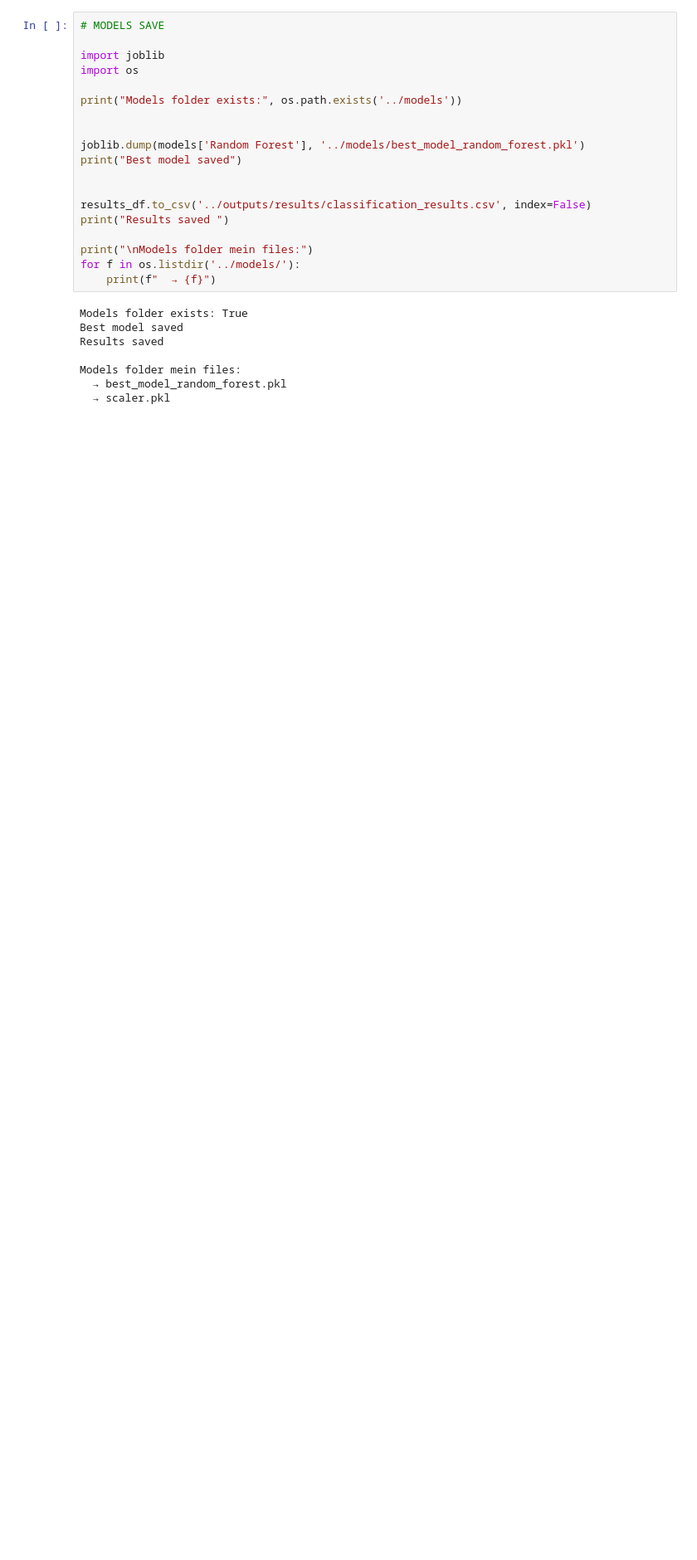
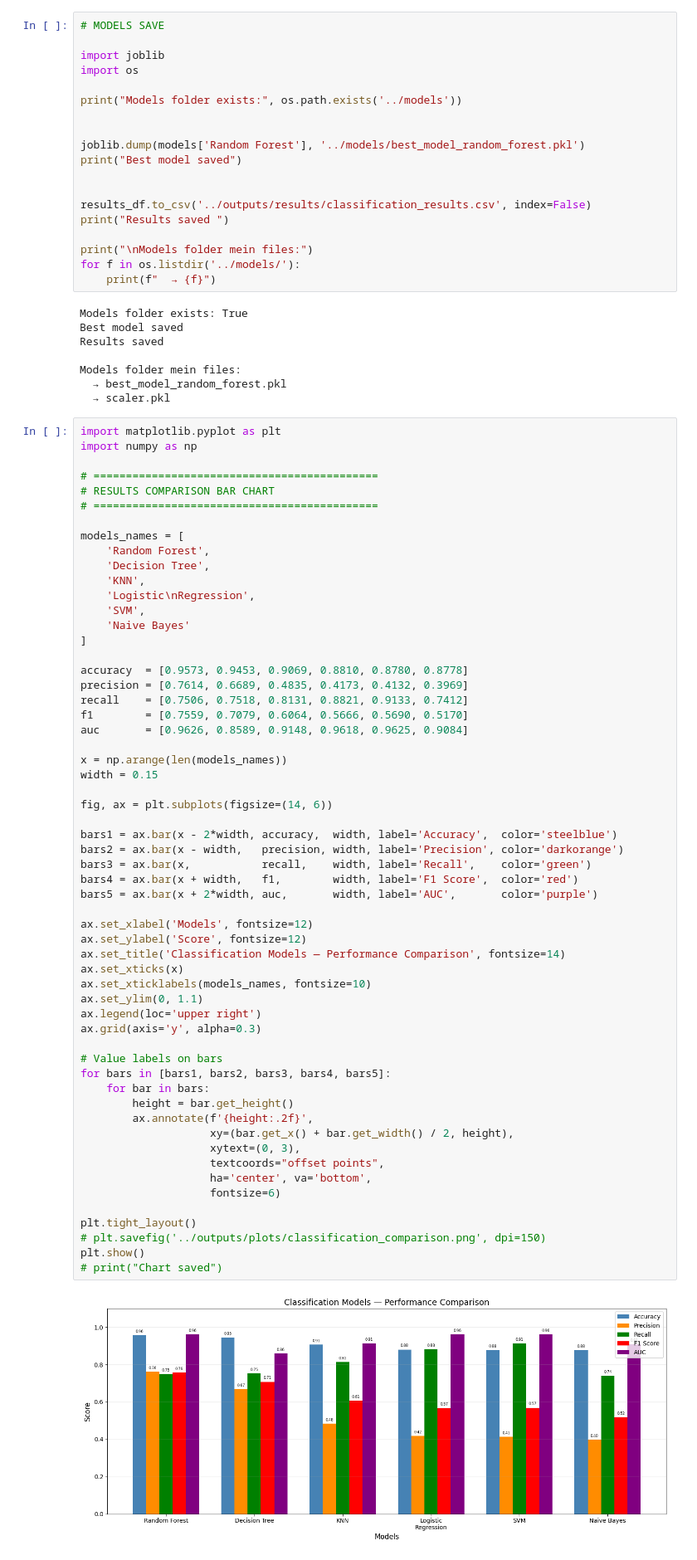
Before and after one commit to SamyakkSingh/Diabetes_ML_Project, a Jupyter notebook: notebooks/03_Classifications.ipynb, the cells around one changed output. Shown at 83% size. Cells and saved outputs as stored; diff of their text form; blank space fills up the shorter version.

```diff
--- a/notebooks/03_Classifications.ipynb
+++ b/notebooks/03_Classifications.ipynb
@@ -384,3 +384,63 @@ Results saved
 Models folder mein files:
   → best_model_random_forest.pkl
   → scaler.pkl
+# %%
+import matplotlib.pyplot as plt
+import numpy as np
+
+# ============================================
+# RESULTS COMPARISON BAR CHART
+# ============================================
+
+models_names = [
+    'Random Forest',
+    'Decision Tree',
+    'KNN',
+    'Logistic\nRegression',
+    'SVM',
+    'Naive Bayes'
+]
+
+accuracy  = [0.9573, 0.9453, 0.9069, 0.8810, 0.8780, 0.8778]
+precision = [0.7614, 0.6689, 0.4835, 0.4173, 0.4132, 0.3969]
+recall    = [0.7506, 0.7518, 0.8131, 0.8821, 0.9133, 0.7412]
+f1        = [0.7559, 0.7079, 0.6064, 0.5666, 0.5690, 0.5170]
+auc       = [0.9626, 0.8589, 0.9148, 0.9618, 0.9625, 0.9084]
+
+x = np.arange(len(models_names))
+width = 0.15
+
+fig, ax = plt.subplots(figsize=(14, 6))
+
+bars1 = ax.bar(x - 2*width, accuracy,  width, label='Accuracy',  color='steelblue')
+bars2 = ax.bar(x - width,   precision, width, label='Precision', color='darkorange')
+bars3 = ax.bar(x,           recall,    width, label='Recall',    color='green')
+bars4 = ax.bar(x + width,   f1,        width, label='F1 Score',  color='red')
+bars5 = ax.bar(x + 2*width, auc,       width, label='AUC',       color='purple')
+
+ax.set_xlabel('Models', fontsize=12)
+ax.set_ylabel('Score', fontsize=12)
+ax.set_title('Classification Models — Performance Comparison', fontsize=14)
+ax.set_xticks(x)
+ax.set_xticklabels(models_names, fontsize=10)
+ax.set_ylim(0, 1.1)
+ax.legend(loc='upper right')
+ax.grid(axis='y', alpha=0.3)
+
+# Value labels on bars
+for bars in [bars1, bars2, bars3, bars4, bars5]:
+    for bar in bars:
+        height = bar.get_height()
+        ax.annotate(f'{height:.2f}',
+                    xy=(bar.get_x() + bar.get_width() / 2, height),
+                    xytext=(0, 3),
+                    textcoords="offset points",
+                    ha='center', va='bottom',
+                    fontsize=6)
+
+plt.tight_layout()
+# plt.savefig('../outputs/plots/classification_comparison.png', dpi=150)
+plt.show()
+# print("Chart saved")
+# %% [output]
+[figure, added]
```
Also changed, not shown: 4 other files.
